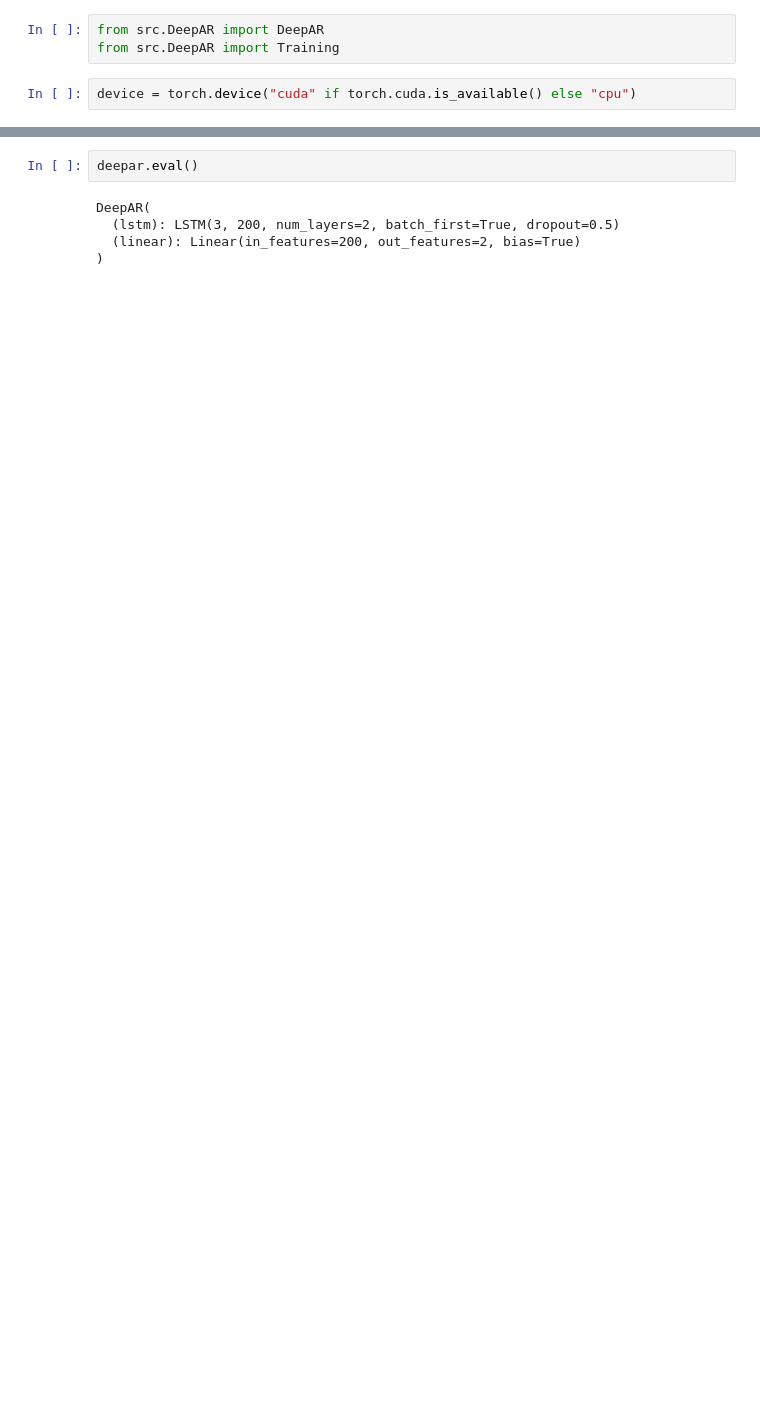
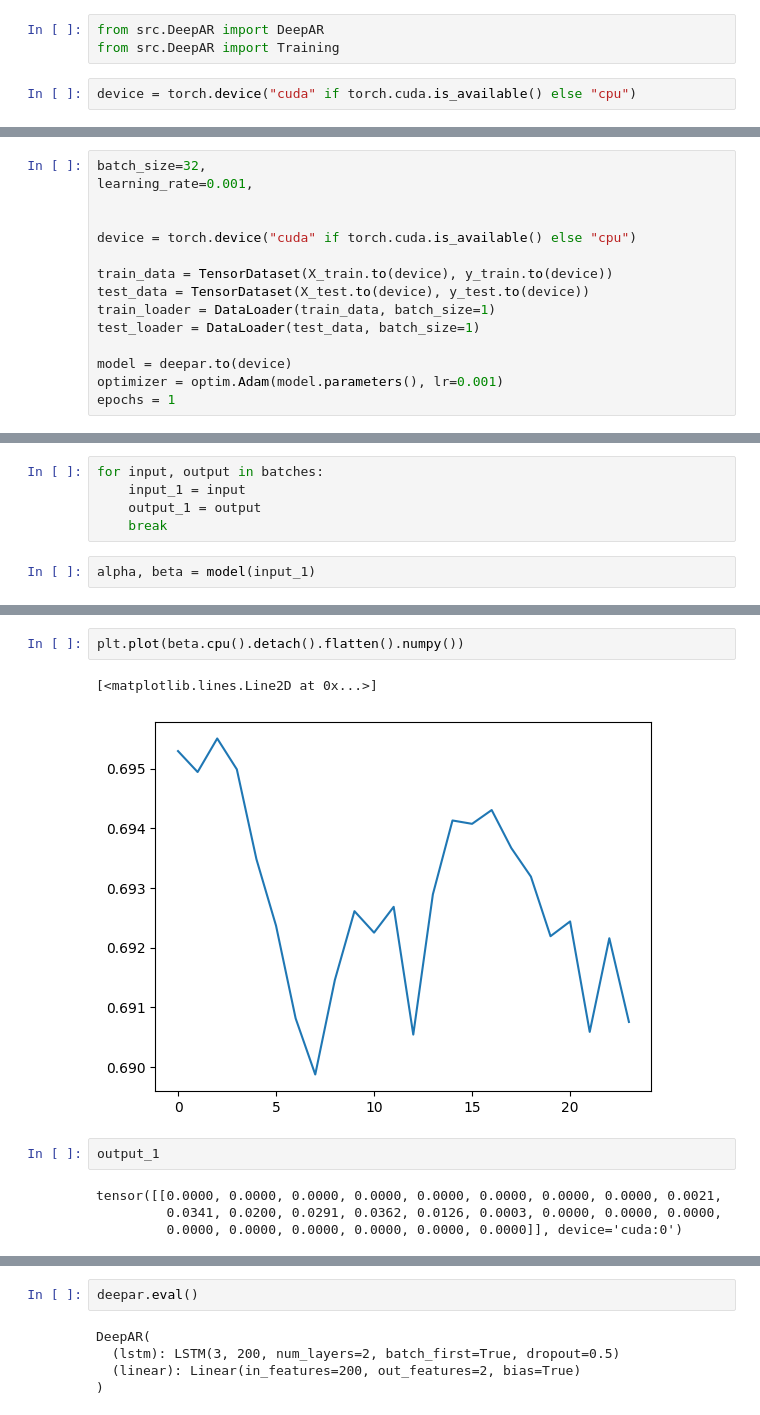
Before and after one commit to Joris-Dprtr/stochastic_programming, a Jupyter notebook: toy_example.ipynb, the cells around one changed output, grey strips where cells are left out. Drawn from its saved outputs; the diff is of its cells as text; blank space fills up the shorter version.

```diff
--- a/toy_example.ipynb
+++ b/toy_example.ipynb
@@ -89,0 +111,15 @@ trainer = Training(deepar,X_train,y_train, X_test, y_test, epochs=5,batch_size=6
+# %%
+batch_size=32,
+learning_rate=0.001,
+
+
+device = torch.device("cuda" if torch.cuda.is_available() else "cpu")
+
+train_data = TensorDataset(X_train.to(device), y_train.to(device))
+test_data = TensorDataset(X_test.to(device), y_test.to(device))
+train_loader = DataLoader(train_data, batch_size=1)
+test_loader = DataLoader(test_data, batch_size=1)
+
+model = deepar.to(device)
+optimizer = optim.Adam(model.parameters(), lr=0.001)
+epochs = 1
@@ -89,0 +139,7 @@ trainer = Training(deepar,X_train,y_train, X_test, y_test, epochs=5,batch_size=6
+# %%
+for input, output in batches:
+    input_1 = input
+    output_1 = output
+    break
+# %%
+alpha, beta = model(input_1)
@@ -89,0 +160,11 @@ trainer = Training(deepar,X_train,y_train, X_test, y_test, epochs=5,batch_size=6
+# %%
+plt.plot(beta.cpu().detach().flatten().numpy())
+# %% [output]
+[<matplotlib.lines.Line2D at 0x...>]
+[figure, added]
+# %%
+output_1
+# %% [output]
+tensor([[0.0000, 0.0000, 0.0000, 0.0000, 0.0000, 0.0000, 0.0000, 0.0000, 0.0021,
+         0.0341, 0.0200, 0.0291, 0.0362, 0.0126, 0.0003, 0.0000, 0.0000, 0.0000,
+         0.0000, 0.0000, 0.0000, 0.0000, 0.0000, 0.0000]], device='cuda:0')
```
Also changed, not shown: parts of 25 cells of this notebook, 4 other files.
